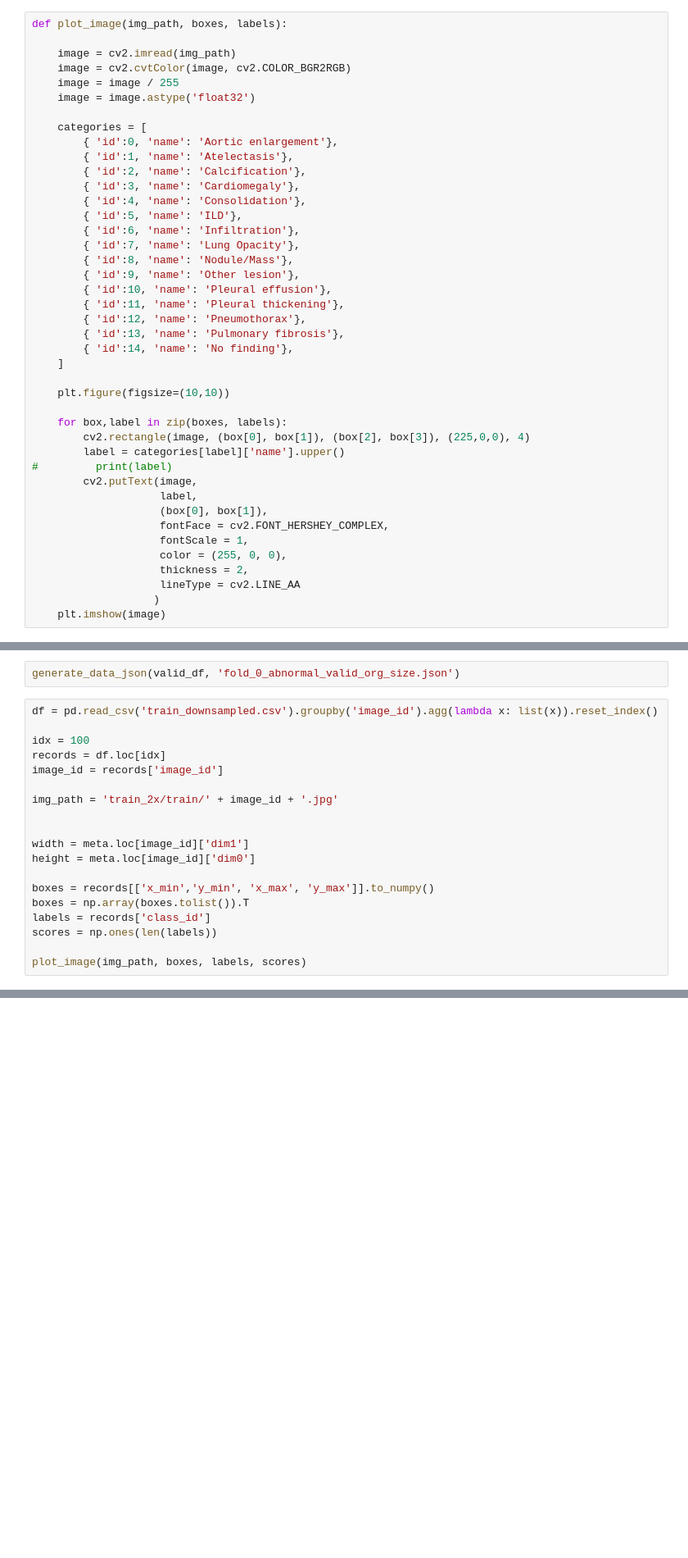
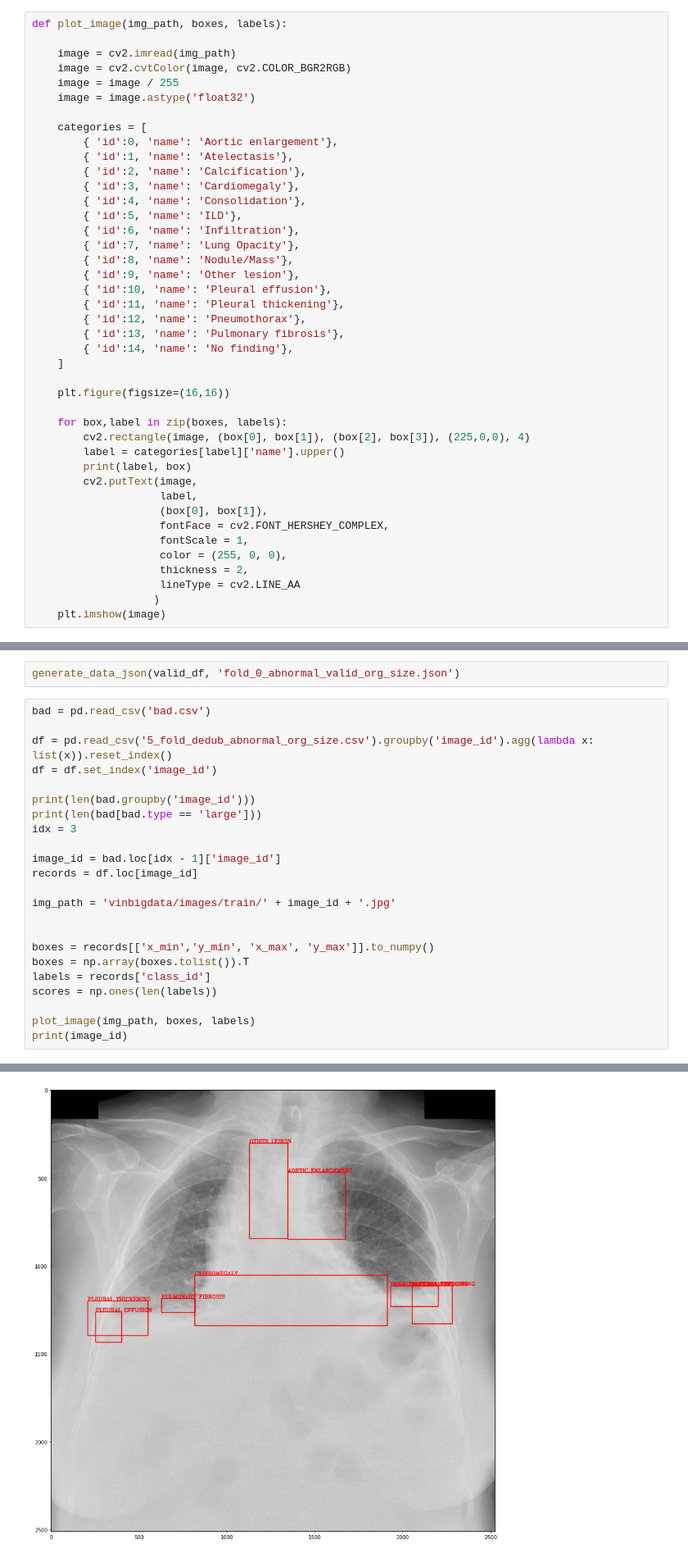
Before and after one commit to skull8888888/xray, a Jupyter notebook: convert.ipynb, the cells around one changed output, grey strips where cells are left out. Shown at 82% size. Cells and saved outputs as stored; diff of their text form; blank space fills up the shorter version.

```diff
--- a/convert.ipynb
+++ b/convert.ipynb
@@ -55,12 +55,12 @@ def plot_image(img_path, boxes, labels):
         { 'id':14, 'name': 'No finding'},
     ]
 
-    plt.figure(figsize=(10,10))
+    plt.figure(figsize=(16,16))
 
     for box,label in zip(boxes, labels):
         cv2.rectangle(image, (box[0], box[1]), (box[2], box[3]), (225,0,0), 4)
         label = categories[label]['name'].upper()
-#         print(label)
+        print(label, box)
         cv2.putText(image,
                     label,
                     (box[0], box[1]),
@@ -261,22 +428,26 @@ generate_data_json(train_df, 'fold_0_abnormal_train_org_size.json')
 # %%
 generate_data_json(valid_df, 'fold_0_abnormal_valid_org_size.json')
 # %%
-df = pd.read_csv('train_downsampled.csv').groupby('image_id').agg(lambda x: list(x)).reset_index()
+bad = pd.read_csv('bad.csv')
 
-idx = 100
-records = df.loc[idx]
-image_id = records['image_id']
+df = pd.read_csv('5_fold_dedub_abnormal_org_size.csv').groupby('image_id').agg(lambda x: list(x)).reset_index()
+df = df.set_index('image_id')
 
-img_path = 'train_2x/train/' + image_id + '.jpg'
+print(len(bad.groupby('image_id')))
+print(len(bad[bad.type == 'large']))
+idx = 3
 
+image_id = bad.loc[idx - 1]['image_id']
+records = df.loc[image_id]
 
-width = meta.loc[image_id]['dim1']
-height = meta.loc[image_id]['dim0']
+img_path = 'vinbigdata/images/train/' + image_id + '.jpg'
+
 
 boxes = records[['x_min','y_min', 'x_max', 'y_max']].to_numpy()
 boxes = np.array(boxes.tolist()).T
 labels = records['class_id']
 scores = np.ones(len(labels))
 
-plot_image(img_path, boxes, labels, scores)
+plot_image(img_path, boxes, labels)
+print(image_id)
 # %% [output]
@@ -285,3 +468,4 @@ TypeError: function takes exactly 4 arguments (2 given)
+[figure, added]
 # %%
 test_df = pd.read_csv('test.csv')
 categories = [
```
Also changed, not shown: parts of 5 cells of this notebook, 10 other files.
